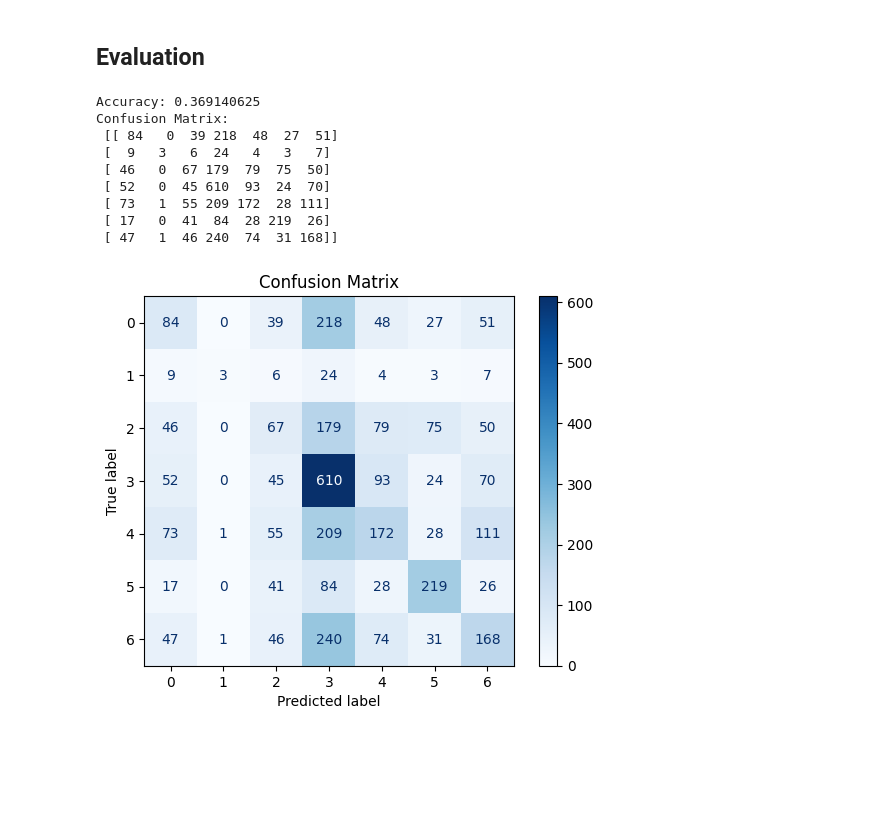
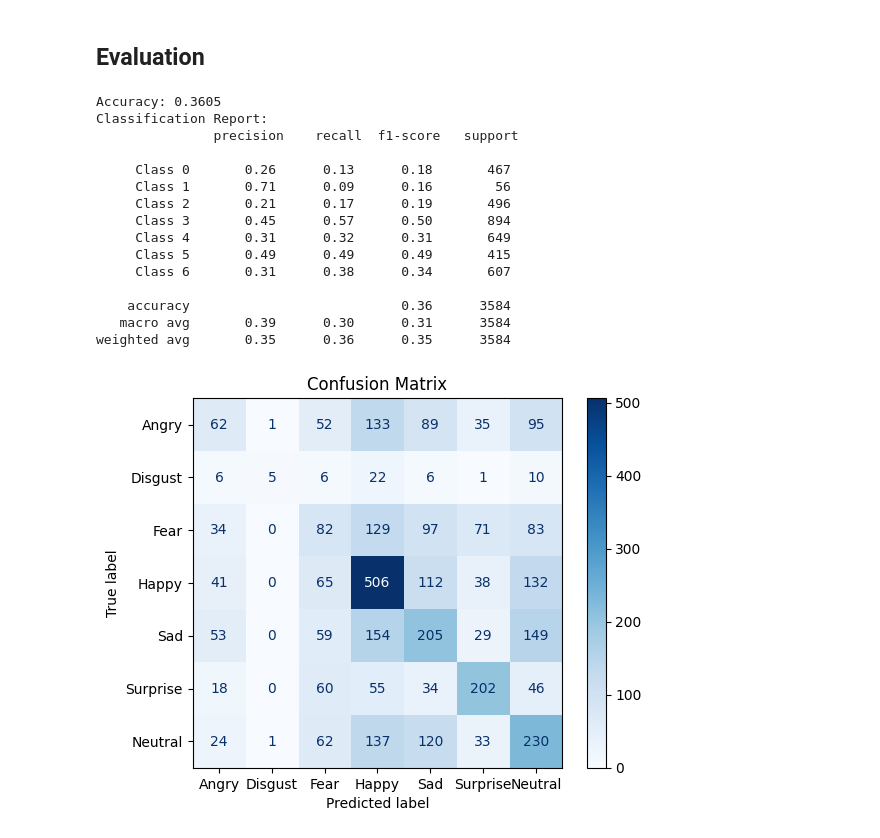
Before and after one commit to JSaillok/FERViT, a Jupyter notebook: PyTorch/pytorch.ipynb, the cells around one changed output. Cells and saved outputs as stored; diff of their text form; code cells hidden in the pictures; blank space fills up the shorter version.

Commit message:
Add validation step, classification report

```diff
--- a/PyTorch/pytorch.ipynb
+++ b/PyTorch/pytorch.ipynb
@@ -534,7 +534,7 @@ class ViT(nn.Module):
                in_channels = 1,
                patch_size = 16,
                embedding_dims = 256,
-               num_transformer_layers = 1, # from table 1 above
+               num_transformer_layers = 4, # from table 1 above
                mlp_dropout = 0.1,
                attn_dropout = 0.0,
                mlp_size = 512,
@@ -618,42 +660,51 @@ torch.save(model.state_dict(), 'vit_model.pth')
 # %% [markdown]
 ## Evaluation
 # %%
-from sklearn.metrics import accuracy_score, confusion_matrix
+from sklearn.metrics import accuracy_score, confusion_matrix, classification_report
 from sklearn.metrics import ConfusionMatrixDisplay
 import matplotlib.pyplot as plt
 
 model.eval()
 num_classes = 7
 true_labels = []
 predicted_labels = []
 
 with torch.no_grad():
     for inputs, labels in public_test_dataloader:
         inputs, labels = inputs.to(device), labels.to(device)
         outputs = model(inputs)
         _, predictions = torch.max(outputs, 1)
 
         true_labels.extend(labels.cpu().numpy())
         predicted_labels.extend(predictions.cpu().numpy())
 
 accuracy = accuracy_score(true_labels, predicted_labels)
-print(f"Accuracy: {accuracy}")
+print(f"Accuracy: {accuracy:.4f}")
+
+class_report = classification_report(true_labels, predicted_labels, target_names=[f'Class {i}' for i in range(num_classes)])
+print("Classification Report:\n", class_report)
 
 conf_matrix = confusion_matrix(true_labels, predicted_labels)
-print("Confusion Matrix:\n", conf_matrix)
+# print("Confusion Matrix:\n", conf_matrix)
 
-disp = ConfusionMatrixDisplay(conf_matrix, display_labels=range(num_classes))
+disp = ConfusionMatrixDisplay(conf_matrix, display_labels = emotion_labels)
 disp.plot(cmap=plt.cm.Blues)
 plt.title('Confusion Matrix')
 plt.show()
 # %% [output]
-Accuracy: 0.369140625
-Confusion Matrix:
- [[ 84   0  39 218  48  27  51]
- [  9   3   6  24   4   3   7]
- [ 46   0  67 179  79  75  50]
- [ 52   0  45 610  93  24  70]
- [ 73   1  55 209 172  28 111]
- [ 17   0  41  84  28 219  26]
- [ 47   1  46 240  74  31 168]]
+Accuracy: 0.3605
+Classification Report:
+               precision    recall  f1-score   support
+
+     Class 0       0.26      0.13      0.18       467
+     Class 1       0.71      0.09      0.16        56
+     Class 2       0.21      0.17      0.19       496
+     Class 3       0.45      0.57      0.50       894
+     Class 4       0.31      0.32      0.31       649
+     Class 5       0.49      0.49      0.49       415
+     Class 6       0.31      0.38      0.34       607
+
+    accuracy                           0.36      3584
+   macro avg       0.39      0.30      0.31      3584
+weighted avg       0.35      0.36      0.35      3584
-[figure, old version]
+[figure, new version]
```
Also changed, not shown: parts of 5 cells of this notebook, 1 other file.
